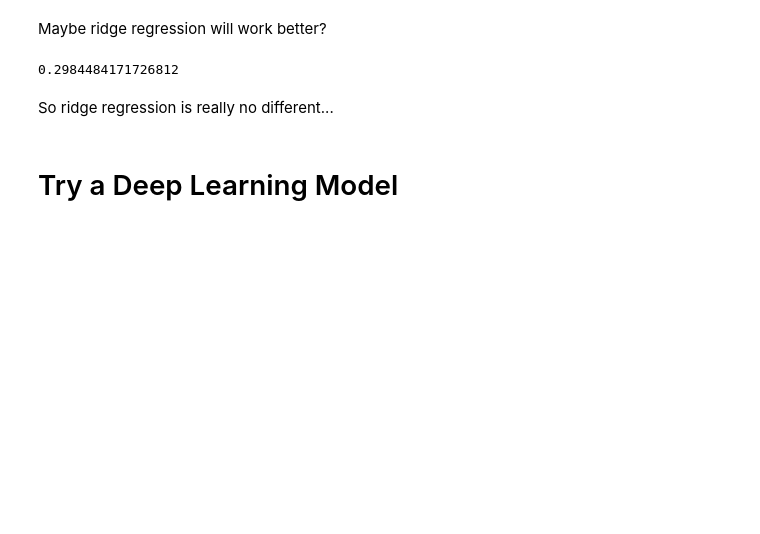
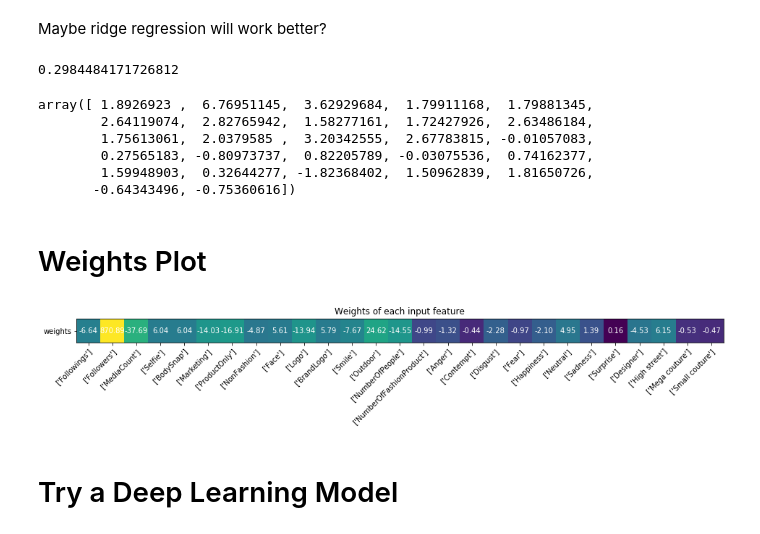
Before and after one commit to simirajpal/Data_Science_Project, a Jupyter notebook: Data-Science-Project.ipynb, the cells around one changed output. Saved outputs shown, nothing was run; the diff lists cells and outputs as text; code cells hidden in the pictures; blank space fills up the shorter version.

Commit message:
Weight plot

```diff
--- a/Data-Science-Project.ipynb
+++ b/Data-Science-Project.ipynb
@@ -377,8 +386,49 @@ predictions = ridge.predict((X_test))
 r2_score(y_test, predictions)
 # %% [output]
 0.2984484171726812
-# %% [markdown]
-So ridge regression is really no different...
+# %%
+coeffs = ridge.coef_
+coeffs_log = np.log(np.absolute(coeffs))
+coeffs_log
+# %% [output]
+array([ 1.8926923 ,  6.76951145,  3.62929684,  1.79911168,  1.79881345,
+        2.64119074,  2.82765942,  1.58277161,  1.72427926,  2.63486184,
+        1.75613061,  2.0379585 ,  3.20342555,  2.67783815, -0.01057083,
+        0.27565183, -0.80973737,  0.82205789, -0.03075536,  0.74162377,
+        1.59948903,  0.32644277, -1.82368402,  1.50962839,  1.81650726,
+       -0.64343496, -0.75360616])
+# %% [markdown]
+# Weights Plot
+# %%
+input_columns = np.array(X_train.columns).reshape(-1,1)
+coeffs_arr = coeffs_log.reshape(-1,1)
+# %%
+fig, ax = plt.subplots()
+im = ax.imshow(coeffs_arr.transpose())
+
+# We want to show all ticks...
+ax.set_xticks(np.arange(len(coeffs_arr)))
+ax.set_yticks(np.arange(1))
+# ... and label them with the respective list entries
+ax.set_xticklabels(input_columns)
+ax.set_yticklabels(["weights"])
+
+# Rotate the tick labels and set their alignment.
+plt.setp(ax.get_xticklabels(), rotation=45, ha="right",
+         rotation_mode="anchor")
+
+# Loop over data dimensions and create text annotations.
+for i in range(len(coeffs)):
+        text = ax.text(i, 0, str.format('{0:.2f}', coeffs[i]),
+                       ha="center", va="center", color="w")
+
+ax.set_title("Weights of each input feature")
+fig.tight_layout()
+fig.set_size_inches(15, 10.5)
+fig.savefig('weights.png', dpi=100)
+plt.show()
+# %% [output]
+[figure, added]
 # %% [markdown]
 # Try a Deep Learning Model
 # %%
```
Also changed, not shown: parts of 25 cells of this notebook.
